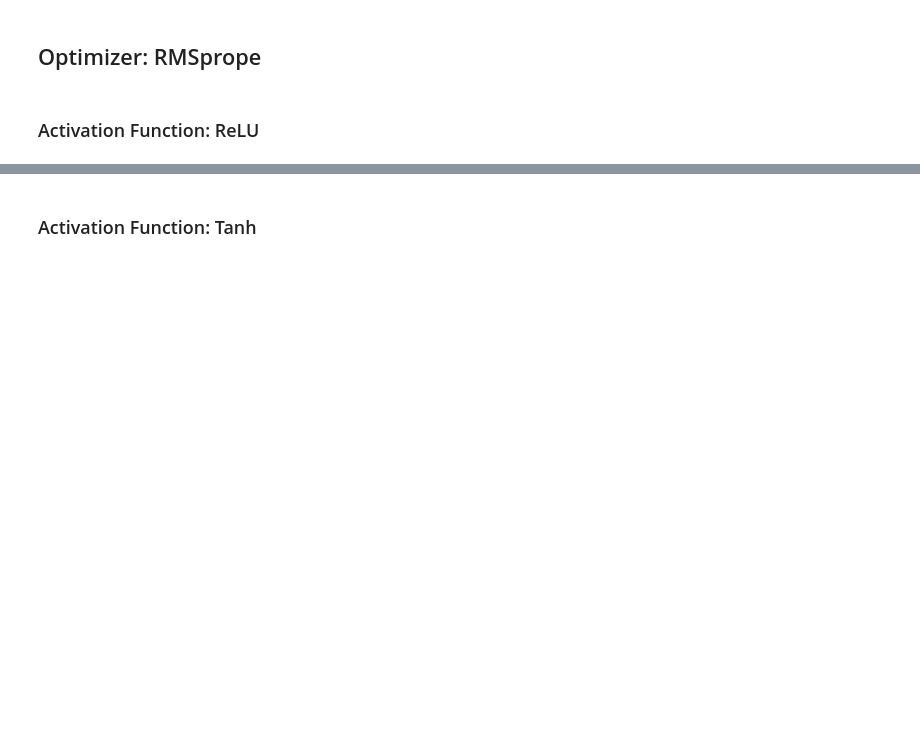
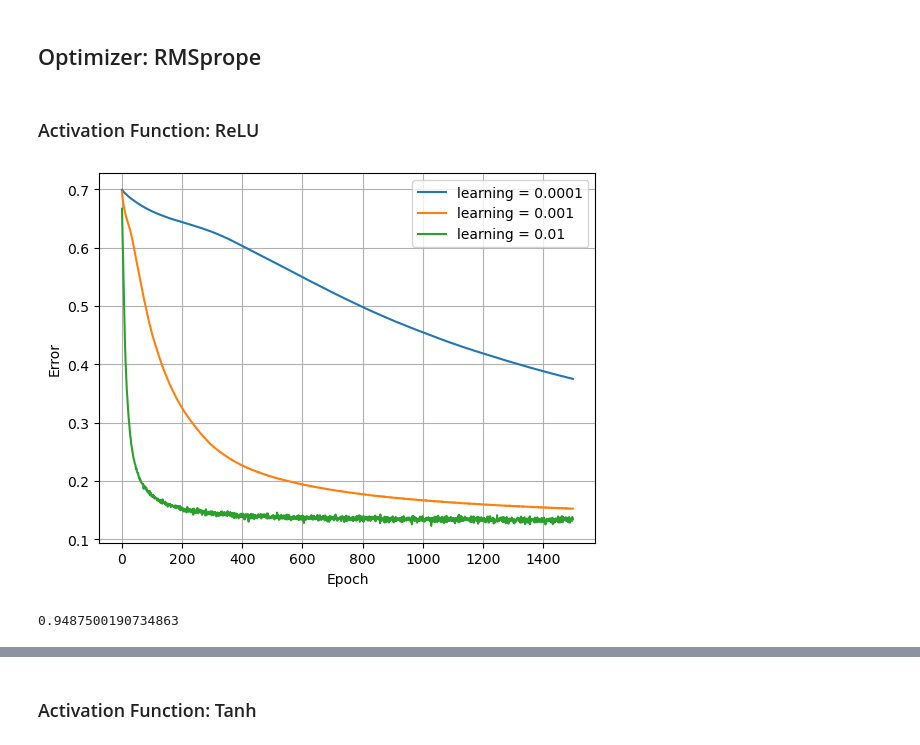
Before and after one commit to jh2737/SysEn5888, a Jupyter notebook: homework/hw1.ipynb, the cells around one changed output, grey strips where cells are left out. Cells and saved outputs as stored; diff of their text form; code cells hidden in the pictures; blank space fills up the shorter version.

```diff
--- a/homework/hw1.ipynb
+++ b/homework/hw1.ipynb
@@ -167,8 +177,8 @@ def get_model_rms(my_activation, my_learning_rate):
 
     temp_model = keras.Sequential([
         normalizer,
-        layers.Dense(5, activation = my_activation),
-        layers.Dense(1, activation = 'sigmoid')
+        layers.Dense(5, activation = my_activation, input_shape=(2,), bias_initializer='zeros',kernel_initializer=initializers.glorot_uniform(seed=99)),
+        layers.Dense(1, activation = 'sigmoid', bias_initializer='zeros',kernel_initializer=initializers.glorot_uniform(seed=99))
     ])
 
     temp_model.compile(loss = tf.keras.losses.BinaryCrossentropy(from_logits = True),
@@ -180,10 +190,24 @@ def get_model_rms(my_activation, my_learning_rate):
 # %% [markdown]
 ### Activation Function: ReLU
 # %%
-model1 = get_model_rms('relu',0.0001)
-model2 = get_model_rms('relu', 0.001)
-model3 = get_model_rms('relu',0.01)
+rms_relu1 = get_model_rms('relu',0.0001)
+rms_relu2 = get_model_rms('relu', 0.001)
+rms_relu3 = get_model_rms('relu',0.01)
 
-history1 = model1.fit(train_features, train_labels, epochs=1000, verbose=0, validation_split = 0.2)
-history2 = model2.fit(train_features, train_labels, epochs=1000, verbose=0, validation_split = 0.2)
-history3 = model3.fit(train_features, train_labels, epochs=1000, verbose=0, validation_split = 0.2)
+history_rms_relu1 = rms_relu1.fit(train_features, train_labels, epochs=1500, verbose=0, validation_split = 0.2)
+history_rms_relu2 = rms_relu2.fit(train_features, train_labels, epochs=1500, verbose=0, validation_split = 0.2)
+history_rms_relu3 = rms_relu3.fit(train_features, train_labels, epochs=1500, verbose=0, validation_split = 0.2)
+# %%
+plt.plot(history_rms_relu1.history['loss'], label='learning = 0.0001')
+plt.plot(history_rms_relu2.history['loss'], label='learning = 0.001')
+plt.plot(history_rms_relu3.history['loss'], label='learning = 0.01')
+plt.xlabel('Epoch')
+plt.ylabel('Error')
+plt.legend()
+plt.grid(True)
+# %% [output]
+[figure, added]
+# %%
+rms_relu3.evaluate(train_features, train_labels, verbose=0)[1]
+# %% [output]
+0.9487500190734863
```
Also changed, not shown: parts of 55 cells of this notebook, 4 other files.
